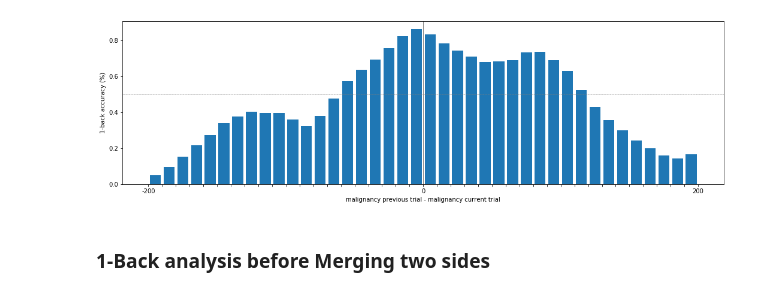
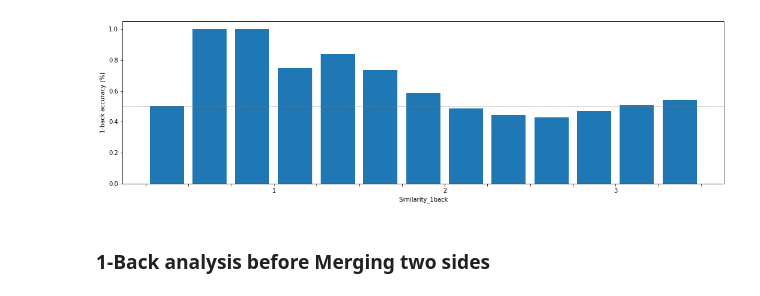
Before and after one commit to WhitneyLab/Serial_Dependence_Analysis_Base, a Jupyter notebook: analysis_app_data/feature_tuning_Rena.ipynb, the cells around one changed output. Cells and saved outputs as stored; diff of their text form; code cells hidden in the pictures.

```diff
--- a/analysis_app_data/feature_tuning_Rena.ipynb
+++ b/analysis_app_data/feature_tuning_Rena.ipynb
@@ -9,7 +9,7 @@ plt.rcParams.update({'font.size': 22})
 
 pd.options.mode.chained_assignment = None  # default='warn'
 
-data = pd.read_csv("prepped_data.csv")
+data = pd.read_csv("prepped_data_with_lpips_similarity.csv")
 # %%
 import torch
 import cv2
@@ -54,3 +52,18 @@ data['similarity'] = data.apply(lambda row: get_similarity(row['origin_file'], r
 data.head()
 # data['similarity_bins'] = pd.cut(x=similarity, bins=np.arange(-200,210,10))
 # data_per_bin = data.groupby(['similarity_bins']).mean()
+# %%
+similarity_1forward_max = data['similarity_1forward'].max()
+similarity_1forward_min = data['similarity_1forward'].min()
+print(similarity_1forward_max,similarity_1forward_min)
+
+similarity_1back_max = data['similarity_1back'].max()
+similarity_1back_min = data['similarity_1back'].min()
+print(similarity_1back_max,similarity_1back_min)
+
+data['similarity_bins_1back'] = pd.cut(x=data['similarity_1back'], bins=np.arange(0, 0.8, 0.05))
+data['similarity_bins_1forward'] = pd.cut(x=data['similarity_1forward'], bins=np.arange(0, 0.8, 0.05))
+data_per_bin_b = data.groupby(['similarity_bins_1back']).mean()
+data_per_bin_f = data.groupby(['similarity_bins_1forward']).mean()
+similarity_sorted = data.sort_values(by='similarity_1forward', ascending=False)
+data_per_bin_b
@@ -57,26 +90,30 @@ data.head()
 # %%
 # PLOT 1: Similarity Barplot over all trials
-y = data_per_bin['1back_accuracy']
-x = data_per_bin.index
-y_pos = np.arange(len(x)) + 0.5
+y = data_per_bin_b['1back_accuracy']
+x = data_per_bin_b.index
+y_pos = np.arange(len(x)) -0.5
 plt.figure(figsize=(18, 5))
-x_labels = ['']*(len(x)+1)
-x_labels[0] = -200
-x_labels[20] = 0
-x_labels[40] = 200
-plt.xticks(np.arange(len(x)+1),x_labels)
+x_labels1 = ['']*(len(x)+1)
+
+temp = 0
+numb = 0
+while temp < len(x_labels1):
+    x_labels1[temp] = numb
+    temp += 4
+    numb += 1
+plt.xticks(np.arange(len(x)+1),x_labels1)
 plt.bar(y_pos, y)
 plt.ylabel('1-back accuracy (%)')
-plt.xlabel('malignancy previous trial - malignancy current trial')
-plt.axvline(x=20,linewidth=0.5, color='black')
+plt.xlabel('Similarity_1back')
+#plt.axvline(x=20,linewidth=0.5, color='black')
 plt.axhline(y=0.5,linewidth=0.5, color='grey', linestyle='--') #
 
 plt.show()
 
 # x-axis: -200: Previous image was very benign, 200: Previous image was very malignant
 # y-axis: above 0.5 SD is apparent
 # %% [output]
-[figure, old version]
+[figure, new version]
 # %% [markdown]
 ### 1-Back analysis before Merging two sides
 # %%
```
Also changed, not shown: parts of 13 cells of this notebook, 6 other files.
